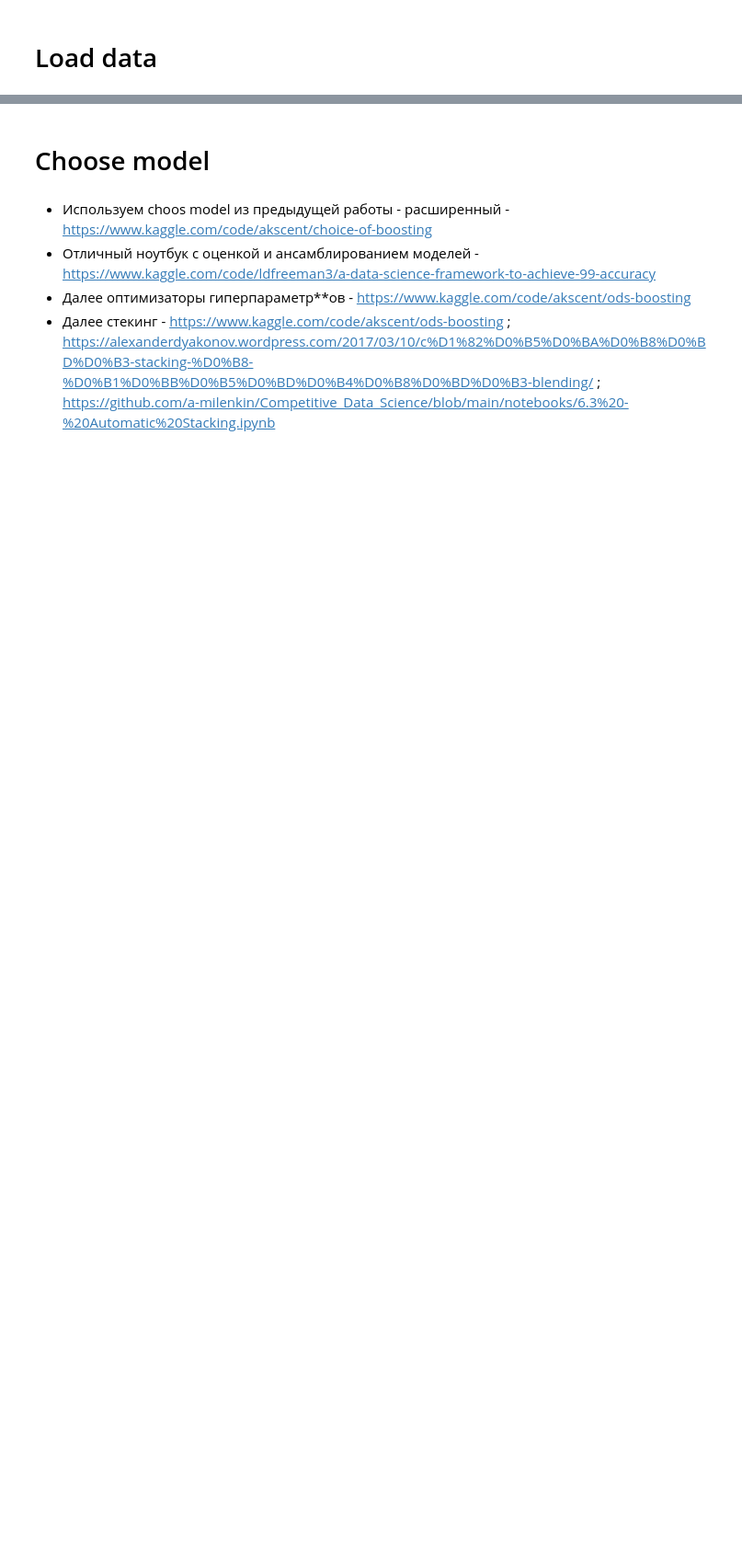
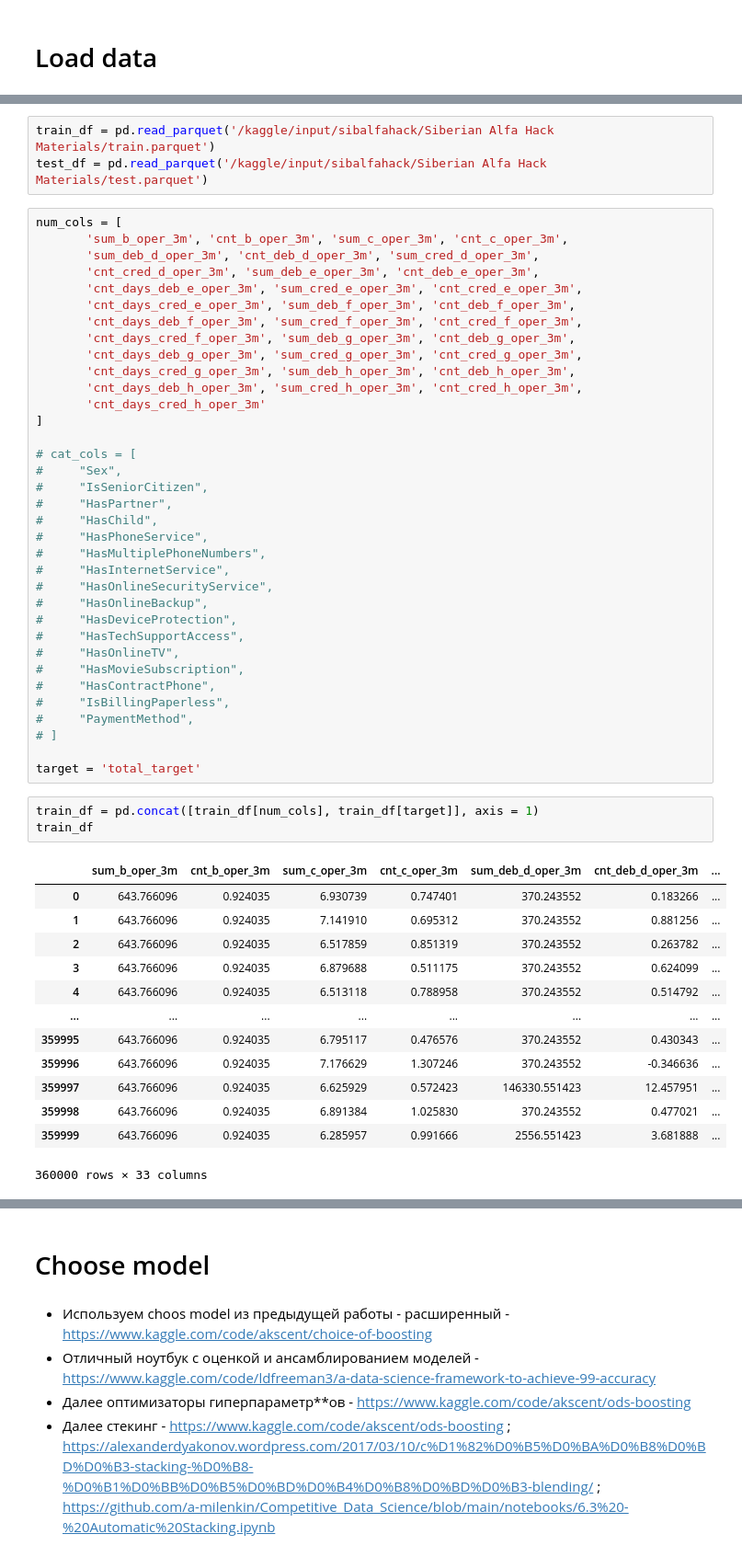
Before and after one commit to akscent/ds_club, a Jupyter notebook: fit-ml-for-charn-prediction.ipynb, the cells around one changed output, grey strips where cells are left out. Shown at 92% size. Saved outputs shown, nothing was run; the diff lists cells and outputs as text; blank space fills up the shorter version.

Commit message:
Kaggle Notebook | FitMLforCharn_prediction | Version 3

```diff
--- a/fit-ml-for-charn-prediction.ipynb
+++ b/fit-ml-for-charn-prediction.ipynb
@@ -63,0 +42,55 @@ target = 'Churn'
+# %%
+train_df = pd.read_parquet('/kaggle/input/sibalfahack/Siberian Alfa Hack Materials/train.parquet')
+test_df = pd.read_parquet('/kaggle/input/sibalfahack/Siberian Alfa Hack Materials/test.parquet')
+# %%
+num_cols = [
+       'sum_b_oper_3m', 'cnt_b_oper_3m', 'sum_c_oper_3m', 'cnt_c_oper_3m',
+       'sum_deb_d_oper_3m', 'cnt_deb_d_oper_3m', 'sum_cred_d_oper_3m',
+       'cnt_cred_d_oper_3m', 'sum_deb_e_oper_3m', 'cnt_deb_e_oper_3m',
+       'cnt_days_deb_e_oper_3m', 'sum_cred_e_oper_3m', 'cnt_cred_e_oper_3m',
+       'cnt_days_cred_e_oper_3m', 'sum_deb_f_oper_3m', 'cnt_deb_f_oper_3m',
+       'cnt_days_deb_f_oper_3m', 'sum_cred_f_oper_3m', 'cnt_cred_f_oper_3m',
+       'cnt_days_cred_f_oper_3m', 'sum_deb_g_oper_3m', 'cnt_deb_g_oper_3m',
+       'cnt_days_deb_g_oper_3m', 'sum_cred_g_oper_3m', 'cnt_cred_g_oper_3m',
+       'cnt_days_cred_g_oper_3m', 'sum_deb_h_oper_3m', 'cnt_deb_h_oper_3m',
+       'cnt_days_deb_h_oper_3m', 'sum_cred_h_oper_3m', 'cnt_cred_h_oper_3m',
+       'cnt_days_cred_h_oper_3m'
+]
+
+# cat_cols = [
+#     "Sex",
+#     "IsSeniorCitizen",
+#     "HasPartner",
+#     "HasChild",
+#     "HasPhoneService",
+#     "HasMultiplePhoneNumbers",
+#     "HasInternetService",
+#     "HasOnlineSecurityService",
+#     "HasOnlineBackup",
+#     "HasDeviceProtection",
+#     "HasTechSupportAccess",
+#     "HasOnlineTV",
+#     "HasMovieSubscription",
+#     "HasContractPhone",
+#     "IsBillingPaperless",
+#     "PaymentMethod",
+# ]
+
+target = 'total_target'
+# %%
+train_df = pd.concat([train_df[num_cols], train_df[target]], axis = 1)
+train_df
+# %% [output]
+|  | sum_b_oper_3m | cnt_b_oper_3m | sum_c_oper_3m | cnt_c_oper_3m | sum_deb_d_oper_3m | cnt_deb_d_oper_3m | ... |
+| 0 | 643.766096 | 0.924035 | 6.930739 | 0.747401 | 370.243552 | 0.183266 | ... |
+| 1 | 643.766096 | 0.924035 | 7.141910 | 0.695312 | 370.243552 | 0.881256 | ... |
+| 2 | 643.766096 | 0.924035 | 6.517859 | 0.851319 | 370.243552 | 0.263782 | ... |
+| 3 | 643.766096 | 0.924035 | 6.879688 | 0.511175 | 370.243552 | 0.624099 | ... |
+| 4 | 643.766096 | 0.924035 | 6.513118 | 0.788958 | 370.243552 | 0.514792 | ... |
+| ... | ... | ... | ... | ... | ... | ... | ... |
+| 359995 | 643.766096 | 0.924035 | 6.795117 | 0.476576 | 370.243552 | 0.430343 | ... |
+| 359996 | 643.766096 | 0.924035 | 7.176629 | 1.307246 | 370.243552 | -0.346636 | ... |
+| 359997 | 643.766096 | 0.924035 | 6.625929 | 0.572423 | 146330.551423 | 12.457951 | ... |
+| 359998 | 643.766096 | 0.924035 | 6.891384 | 1.025830 | 370.243552 | 0.477021 | ... |
+| 359999 | 643.766096 | 0.924035 | 6.285957 | 0.991666 | 2556.551423 | 3.681888 | ... |
+360000 rows × 33 columns
```
Also changed, not shown: parts of 22 cells of this notebook.
